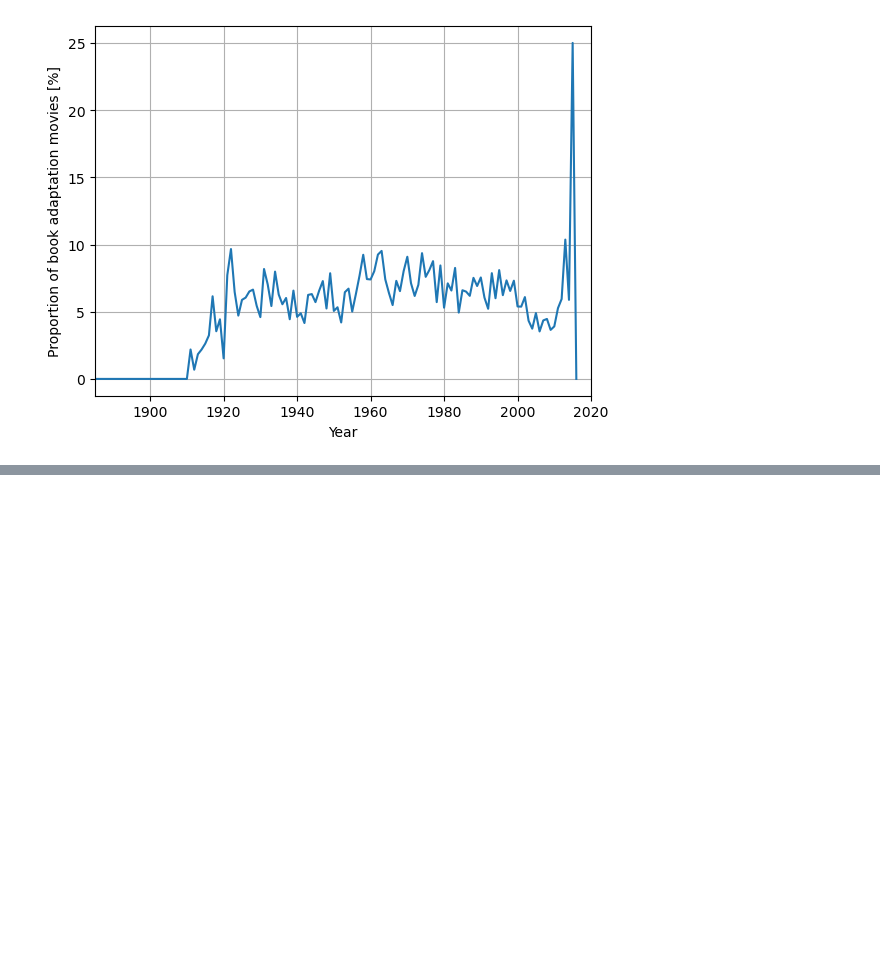
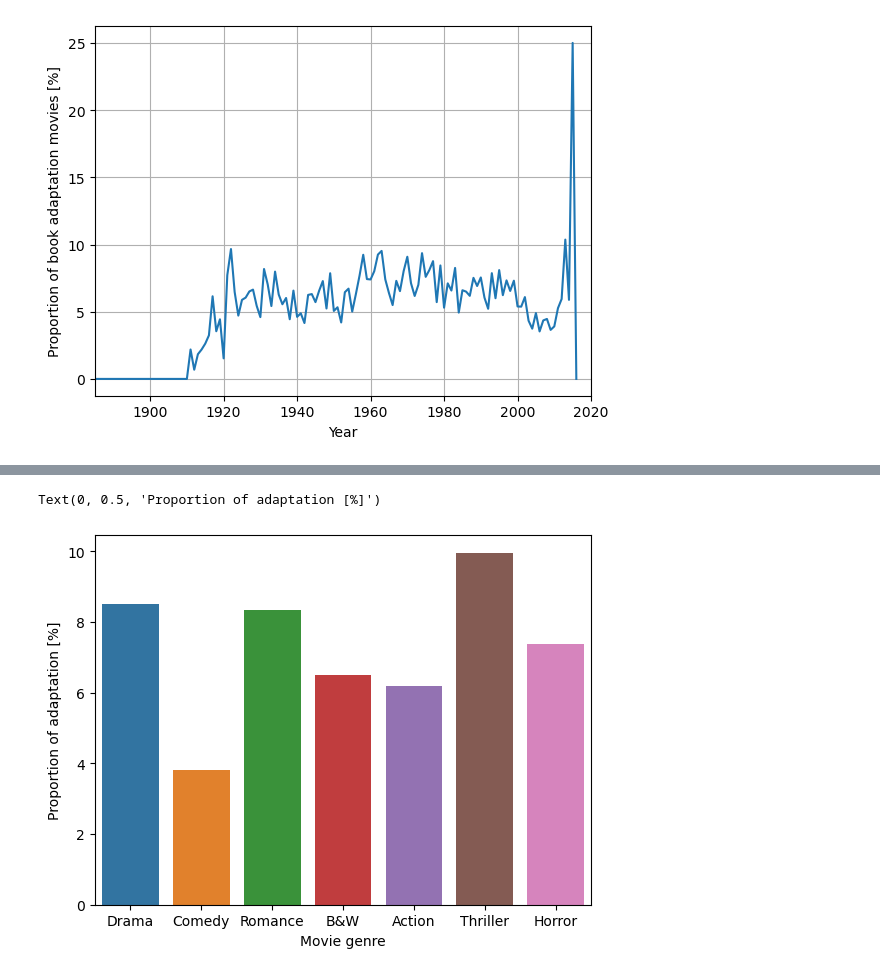
Before and after one commit to epfl-ada/ada-2023-project-team0110, a Jupyter notebook: first_analysis.ipynb, the cells around one changed output, grey strips where cells are left out. Drawn from its saved outputs; the diff is of its cells as text; code cells hidden in the pictures; blank space fills up the shorter version.

```diff
--- a/first_analysis.ipynb
+++ b/first_analysis.ipynb
@@ -209,0 +211,15 @@ movie_merged_df.merge(first_movie_genre, on='wikipedia_movie_ID', how='left')
+# %%
+# Function to obtain a dataframe for a certain genre
+def select_genre(query_genre):
+    genre_subset = movie_genre_df[movie_genre_df['movie_genres'].notna()]
+    return movie_merged_df[movie_merged_df['wikipedia_movie_ID']
+                           .isin(genre_subset[genre_subset['movie_genres'].str.contains(query_genre)]['wikipedia_movie_ID'])]
+
+
+drama_df = select_genre(query_genre='Drama')
+comedy_df = select_genre(query_genre='Comedy')
+romance_df = select_genre(query_genre='Romance')
+black_white_df = select_genre(query_genre='Black-and-white')
+action_df = select_genre(query_genre='Action')
+thriller_df = select_genre(query_genre='Thriller')
+horror_df = select_genre(query_genre='Horror')
@@ -209,0 +232,17 @@ movie_merged_df.merge(first_movie_genre, on='wikipedia_movie_ID', how='left')
+# %%
+# Make a dataframe with top genres
+genre_df = pd.DataFrame({'movie_genre' : ['Drama', 'Comedy', 'Romance', 'B&W', 'Action', 'Thriller', 'Horror']})
+genre_df['adaptation_proportion'] = [drama_df.query('adaptation == True')['adaptation'].count()/len(drama_df)*100,
+                                     comedy_df.query('adaptation == True')['adaptation'].count()/len(comedy_df)*100,
+                                     romance_df.query('adaptation == True')['adaptation'].count()/len(romance_df)*100,
+                                     black_white_df.query('adaptation == True')['adaptation'].count()/len(black_white_df)*100,
+                                     action_df.query('adaptation == True')['adaptation'].count()/len(action_df)*100,
+                                     thriller_df.query('adaptation == True')['adaptation'].count()/len(thriller_df)*100,
+                                     horror_df.query('adaptation == True')['adaptation'].count()/len(horror_df)*100,]
+# %%
+sns.barplot(x='movie_genre', y='adaptation_proportion', data=genre_df)
+plt.xlabel('Movie genre')
+plt.ylabel('Proportion of adaptation [%]')
+# %% [output]
+Text(0, 0.5, 'Proportion of adaptation [%]')
+[figure, added]
```
Also changed, not shown: parts of 10 cells of this notebook.
